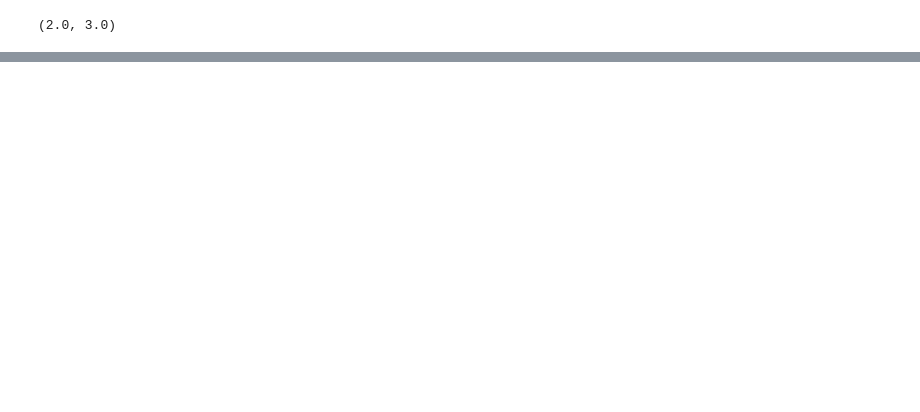
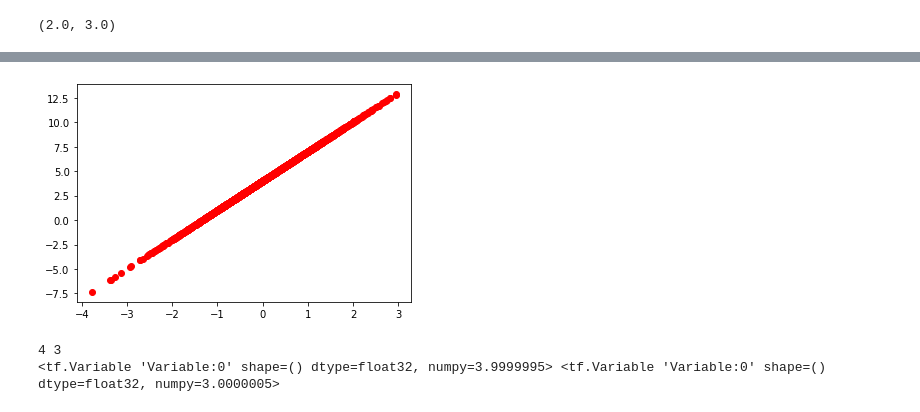
Before and after one commit to nitinkumar62011/Python-libraries-practice, a Jupyter notebook: tensorflow/tensorflow_practice.ipynb, the cells around one changed output, grey strips where cells are left out. Drawn from its saved outputs; the diff is of its cells as text; code cells hidden in the pictures; blank space fills up the shorter version.

```diff
--- a/tensorflow/tensorflow_practice.ipynb
+++ b/tensorflow/tensorflow_practice.ipynb
@@ -406,0 +454,12 @@ True_b,True_w
+# %%
+plt.scatter(x,y,c='r')
+#plt.scatter(x,model(x),c='b')
+plt.show()
+# %% [output]
+[figure, added]
+# %%
+print(True_b,True_w)
+print(model.b,model.w)
+# %% [output]
+4 3
+<tf.Variable 'Variable:0' shape=() dtype=float32, numpy=3.9999995> <tf.Variable 'Variable:0' shape=() dtype=float32, numpy=3.0000005>
```
Also changed, not shown: parts of 48 cells of this notebook, 4 other files.
